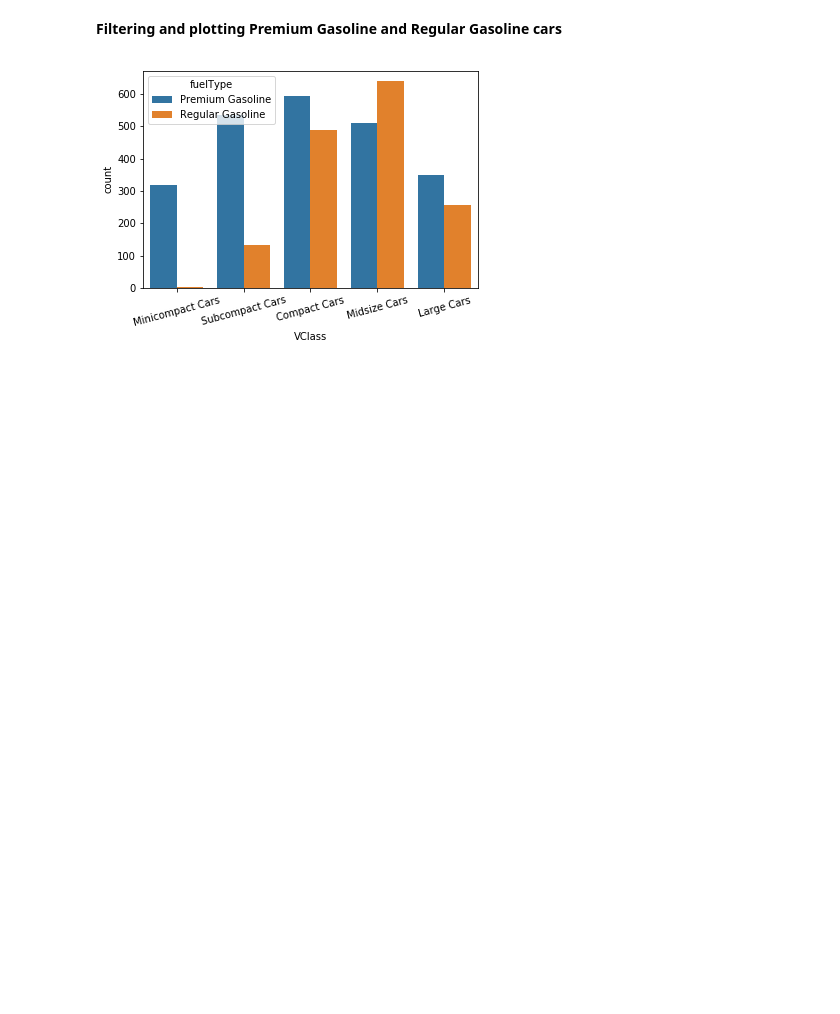
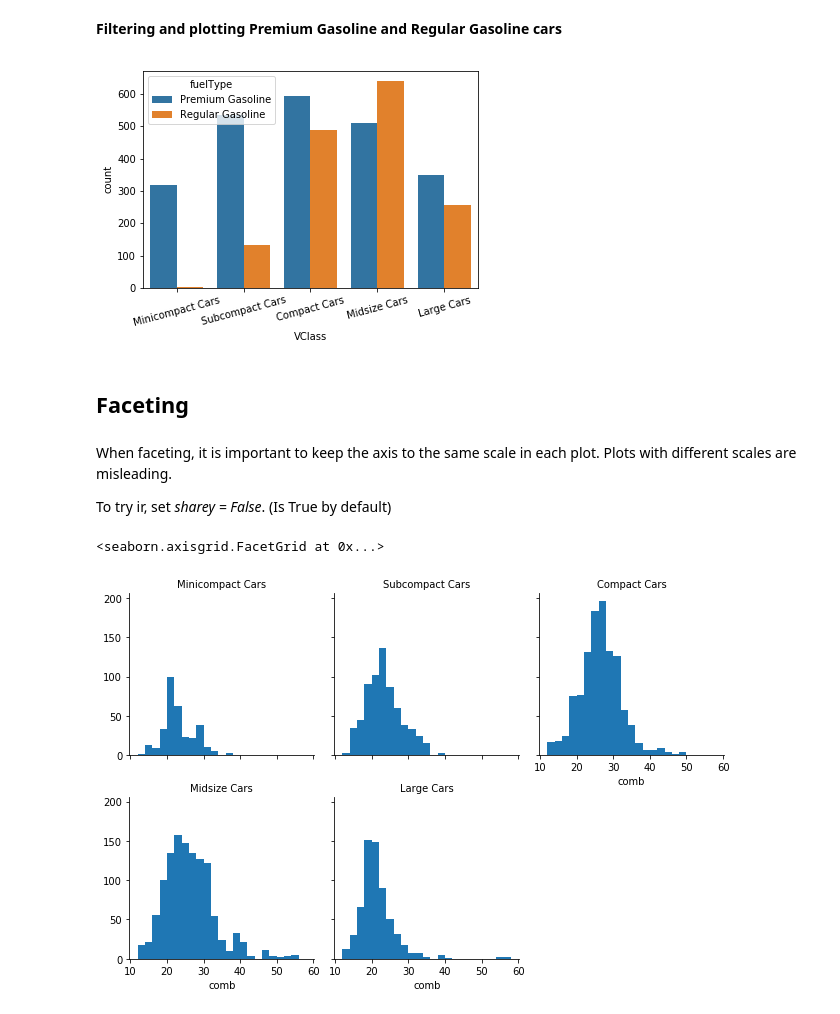
Before and after one commit to 2nOrderEDO/My_matplotlib_Jupyter_NB, a Jupyter notebook: Matplotlib; Multivariate plots and Adaptation of Univariate plots.ipynb, the cells around one changed output. Cells and saved outputs as stored; diff of their text form; code cells hidden in the pictures; blank space fills up the shorter version.

```diff
--- a/Matplotlib; Multivariate plots.ipynb
+++ b/Matplotlib; Multivariate plots and Adaptation of Univariate plots.ipynb
@@ -214,3 +214,17 @@ ax = sb.countplot(data = fuel_econ_sub, x = 'VClass', hue = 'fuelType');
 plt.xticks(rotation = 15);
 # %% [output]
 [figure]
+# %% [markdown]
+## Faceting
+# %% [markdown]
+When faceting, it is important to keep the axis to the same scale in each plot. Plots with different scales are misleading.
+
+To try ir, set *sharey = False*. (Is True by default)
+# %%
+bins = np.arange(12, 58+2, 2)
+g = sb.FacetGrid(data = fuel_econ, col = 'VClass', col_wrap = 3, sharey = True);
+g.map(plt.hist, 'comb', bins = bins);
+g.set_titles('{col_name}')
+# %% [output]
+<seaborn.axisgrid.FacetGrid at 0x...>
+[figure, added]
```
Also changed, not shown: parts of 11 cells of this notebook.
